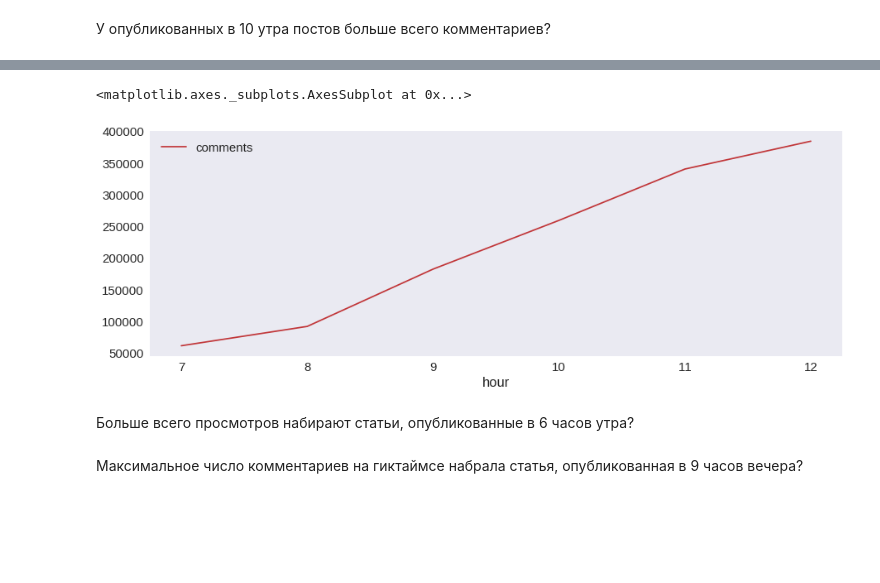
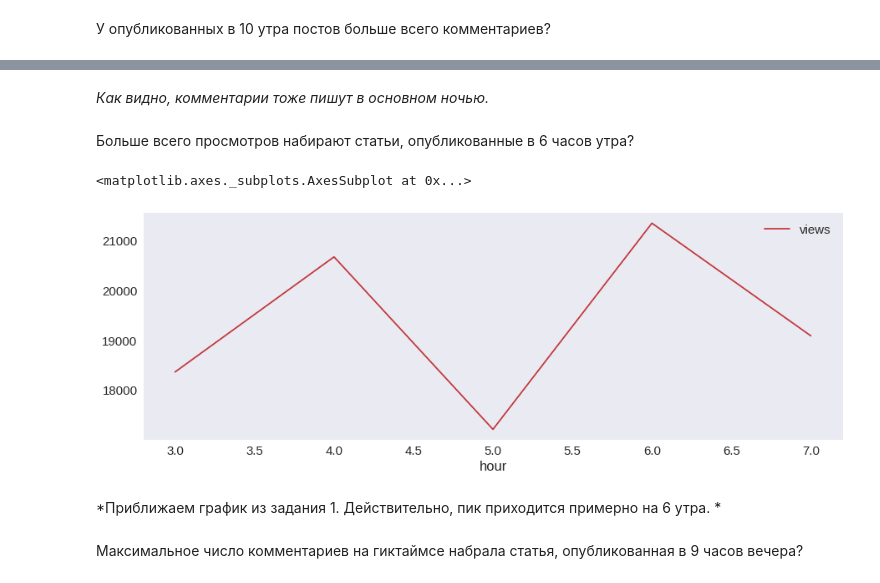
Before and after one commit to NicknameSoHard/ODS-ML-course, a Jupyter notebook: ML_homework_2.ipynb, the cells around one changed output, grey strips where cells are left out. Saved outputs shown, nothing was run; the diff lists cells and outputs as text; code cells hidden in the pictures; blank space fills up the shorter version.

```diff
--- a/ML_homework_2.ipynb
+++ b/ML_homework_2.ipynb
@@ -218,7 +211,4 @@ corr_comments_and_times.groupby('hour').sum().plot()
-# %%
-corr_comments_and_times[(corr_comments_and_times['hour'] > 6) & (corr_comments_and_times['hour'] <= 12) ].groupby('hour').sum().plot()
-# %% [output]
-<matplotlib.axes._subplots.AxesSubplot at 0x...>
-[figure, removed]
+# %% [markdown]
+*Как видно, комментарии тоже пишут в основном ночью.*
 # %% [markdown]
 Больше всего просмотров набирают статьи, опубликованные в 6 часов утра?
@@ -227,3 +215,10 @@ corr_comments_and_times[(corr_comments_and_times['hour'] > 6) & (corr_comments_a
+# %%
+corr_views_and_times[(corr_views_and_times['hour'] > 2) & (corr_views_and_times['hour'] < 8) ].groupby('hour').mean().plot()
+# %% [output]
+<matplotlib.axes._subplots.AxesSubplot at 0x...>
+[figure, added]
+# %% [markdown]
+*Приближаем график из задания 1. Действительно, пик приходится примерно на 6 утра. *
 # %% [markdown]
 Максимальное число комментариев на гиктаймсе набрала статья, опубликованная в 9 часов вечера?
 # %%
```
Also changed, not shown: parts of 12 cells of this notebook.
